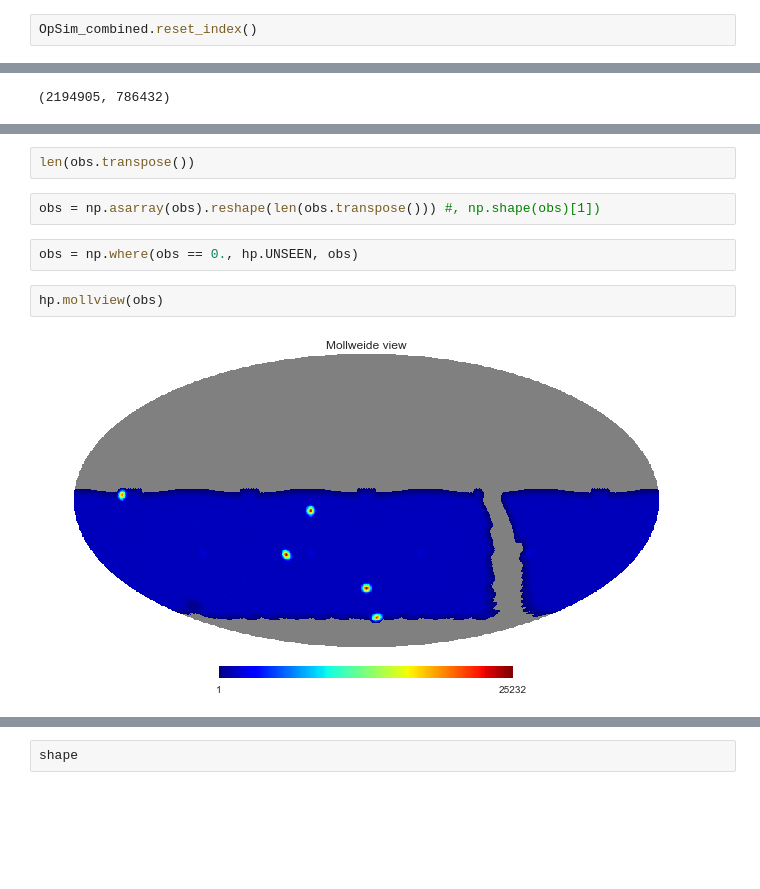
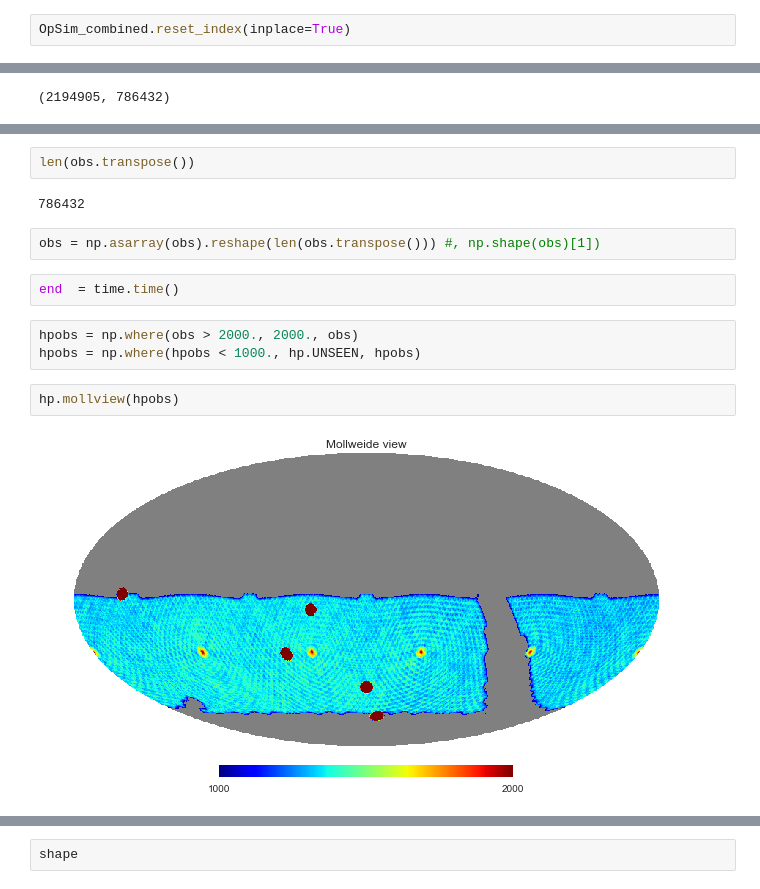
Before and after one commit to rbiswas4/scratch, a Jupyter notebook: tilingsandtrees/tilings_sparsematrix.ipynb, the cells around one changed output, grey strips where cells are left out. Cells and saved outputs as stored; diff of their text form; blank space fills up the shorter version.

```diff
--- a/tilingsandtrees/tilings_sparsematrix.ipynb
+++ b/tilingsandtrees/tilings_sparsematrix.ipynb
@@ -37,2 +44,2 @@ assert OpSim_combined.propID.unique().all() == np.array([54, 56]).all()
 # %%
-OpSim_combined.reset_index()
+OpSim_combined.reset_index(inplace=True)
@@ -135,10 +121,15 @@ shape
 # %%
 len(obs.transpose())
+# %% [output]
+786432
 # %%
 obs = np.asarray(obs).reshape(len(obs.transpose())) #, np.shape(obs)[1])
-# %%
-obs = np.where(obs == 0., hp.UNSEEN, obs)
+# %%
+end  = time.time()
+# %%
+hpobs = np.where(obs > 2000., 2000., obs)
+hpobs = np.where(hpobs < 1000., hp.UNSEEN, hpobs)
 # %%
-hp.mollview(obs)
+hp.mollview(hpobs)
 # %% [output]
-[figure, old version]
+[figure, new version]
```
Also changed, not shown: parts of 21 cells of this notebook.
